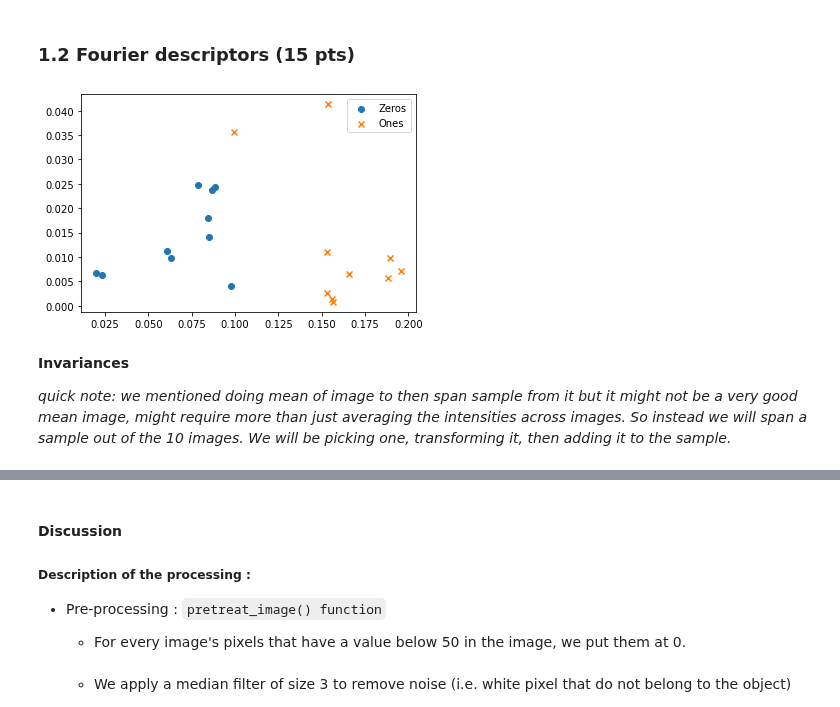
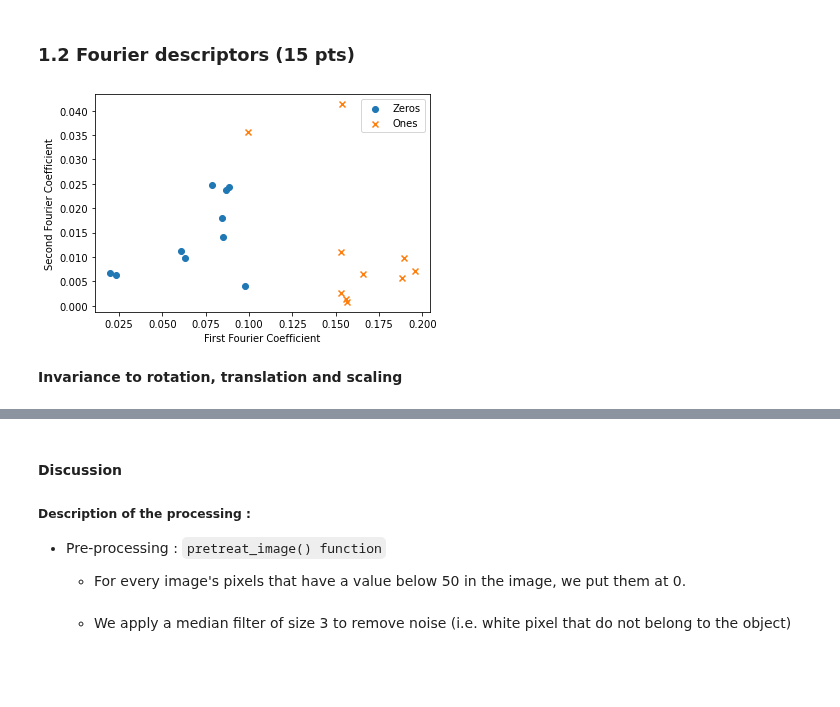
Before and after one commit to Andrea-Oliveri/Image-Processing-Assignements, a Jupyter notebook: Labs/lab_02_object_description.ipynb, the cells around one changed output, grey strips where cells are left out. Drawn from its saved outputs; the diff is of its cells as text; code cells hidden in the pictures; blank space fills up the shorter version.

```diff
--- a/Labs/lab_02_object_description.ipynb
+++ b/Labs/lab_02_object_description.ipynb
@@ -143,11 +186,8 @@ def plot_descriptors(coefficients_digits_list, marker_digits_list, label_digits_
 # %%
 coefficients_zeros = np.asarray([get_fourier_descriptor(pretreat_image(img)) for img in zeros_im])
 coefficients_ones  = np.asarray([get_fourier_descriptor(pretreat_image(img)) for img in ones_im])
 
-plot_descriptors([coefficients_zeros, coefficients_ones], ['o', 'x'], ["Zeros", "Ones"])
+plot_descriptors([coefficients_zeros, coefficients_ones], ['o', 'x'], ["Zeros", "Ones"],
+                 "First Fourier Coefficient", "Second Fourier Coefficient")
 # %% [output]
-[figure, old version]
+[figure, new version]
-# %% [markdown]
-<b>Invariances</b>
-
-<i> quick note: we mentioned doing mean of image to then span sample from it but it might not be a very good mean image, might require more than just averaging the intensities across images. So instead we will span a sample out of the 10 images. We will be picking one, transforming it, then adding it to the sample.
@@ -229,0 +194,2 @@ def compute_variance_after_transformation(transformation, get_descriptor_func, a
+# %% [markdown]
+<b>Invariance to rotation, translation and scaling</b>
```
Also changed, not shown: parts of 18 cells of this notebook.
